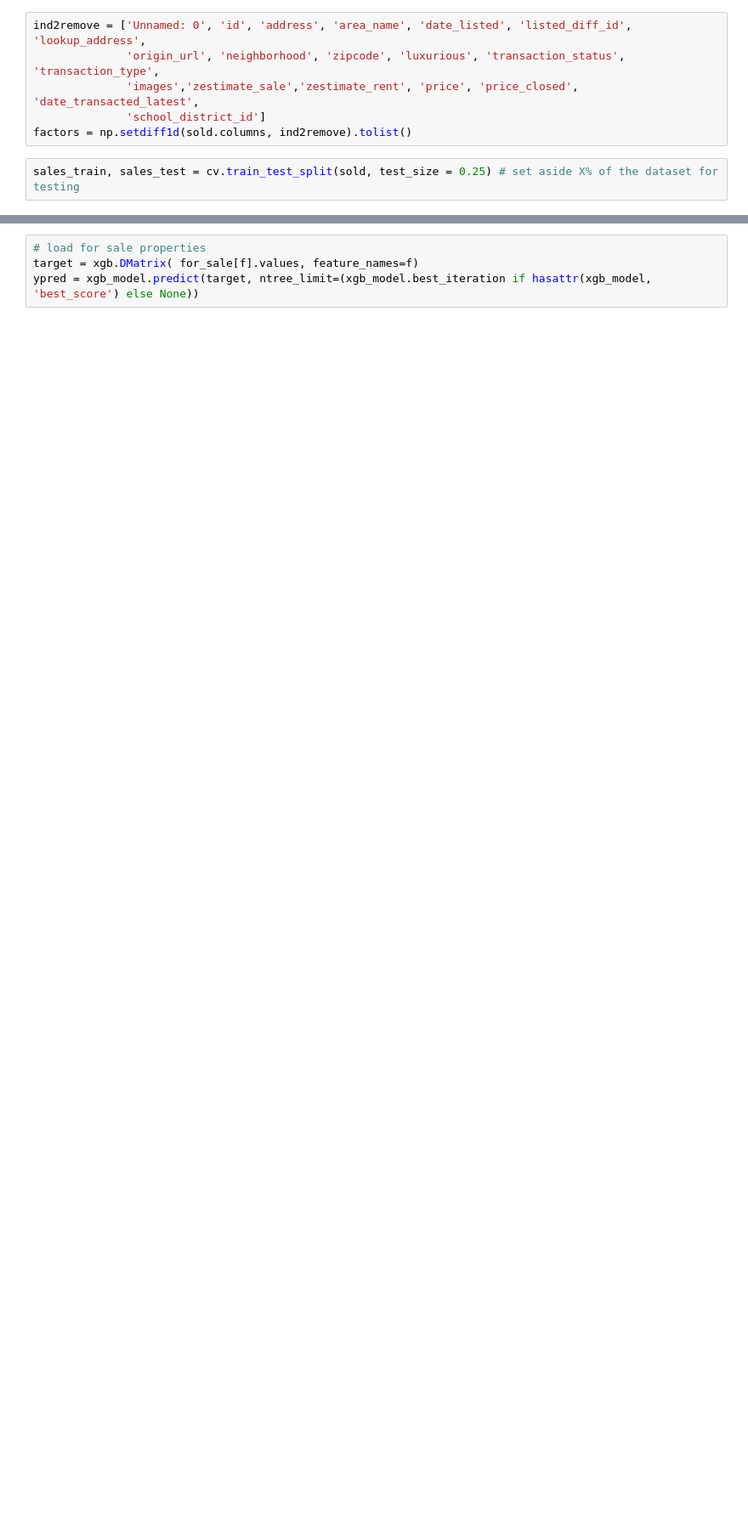
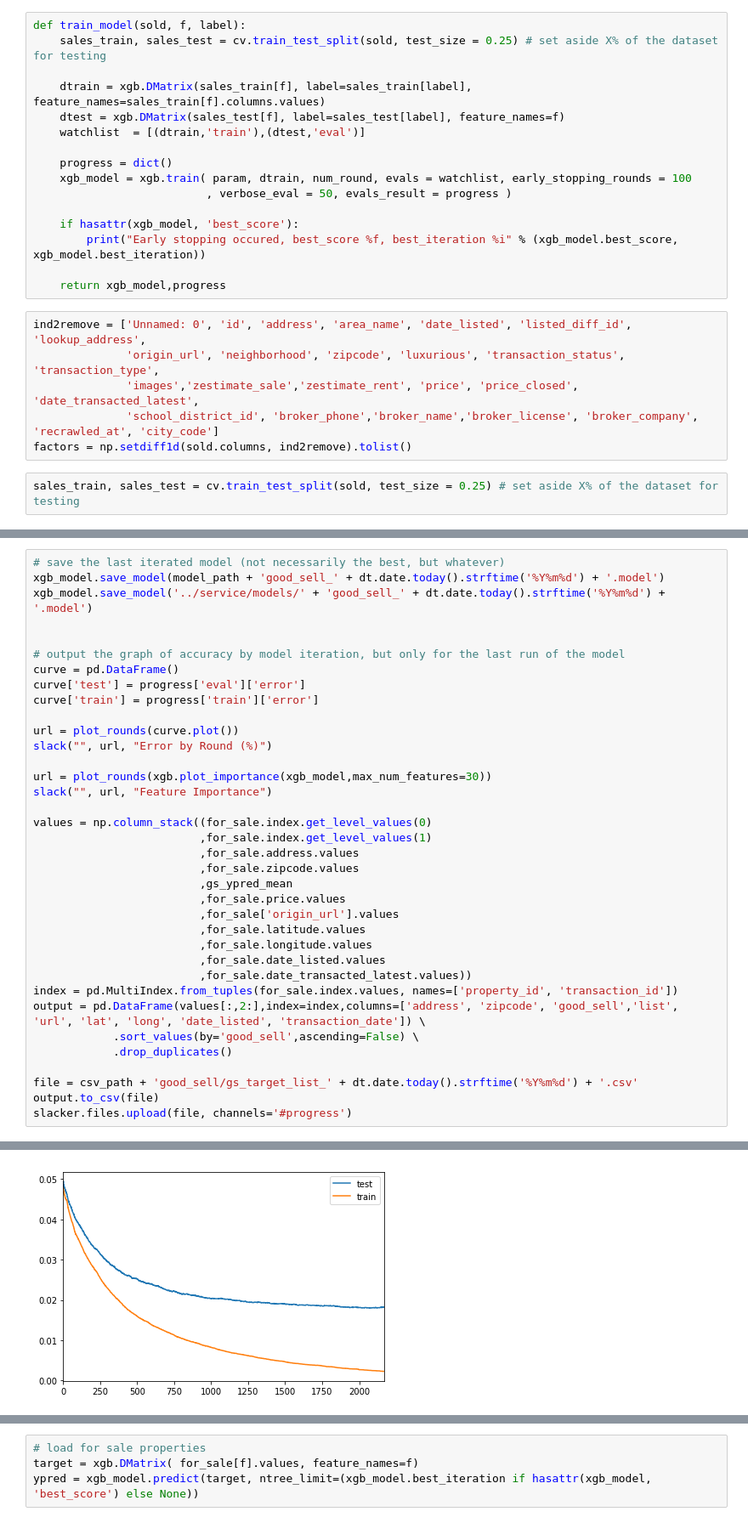
Before and after one commit to ivoytov/rentalnerd, a Jupyter notebook: scraper/predict_sale_above_list.nbconvert.ipynb, the cells around one changed output, grey strips where cells are left out. Shown: that part at 85% size. Drawn from its saved outputs; the diff is of its cells as text; blank space fills up the shorter version.

Commit message:
latest factors

```diff
--- a/scraper/predict_sale_above_list.nbconvert.ipynb
+++ b/scraper/predict_sale_above_list.nbconvert.ipynb
@@ -209,8 +141,24 @@ for_sale.days_on_market.hist()
+# %%
+def train_model(sold, f, label):
+    sales_train, sales_test = cv.train_test_split(sold, test_size = 0.25) # set aside X% of the dataset for testing
+
+    dtrain = xgb.DMatrix(sales_train[f], label=sales_train[label], feature_names=sales_train[f].columns.values)
+    dtest = xgb.DMatrix(sales_test[f], label=sales_test[label], feature_names=f)
+    watchlist  = [(dtrain,'train'),(dtest,'eval')]
+
+    progress = dict()
+    xgb_model = xgb.train( param, dtrain, num_round, evals = watchlist, early_stopping_rounds = 100
+                          , verbose_eval = 50, evals_result = progress )
+
+    if hasattr(xgb_model, 'best_score'):
+        print("Early stopping occured, best_score %f, best_iteration %i" % (xgb_model.best_score, xgb_model.best_iteration))
+
+    return xgb_model,progress
 # %%
 ind2remove = ['Unnamed: 0', 'id', 'address', 'area_name', 'date_listed', 'listed_diff_id', 'lookup_address',
               'origin_url', 'neighborhood', 'zipcode', 'luxurious', 'transaction_status', 'transaction_type',
               'images','zestimate_sale','zestimate_rent', 'price', 'price_closed', 'date_transacted_latest',
-              'school_district_id']
+              'school_district_id', 'broker_phone','broker_name','broker_license', 'broker_company', 'recrawled_at', 'city_code']
 factors = np.setdiff1d(sold.columns, ind2remove).tolist()
 # %%
 sales_train, sales_test = cv.train_test_split(sold, test_size = 0.25) # set aside X% of the dataset for testing
@@ -267,0 +208,37 @@ Slacking:
+# %%
+# save the last iterated model (not necessarily the best, but whatever)
+xgb_model.save_model(model_path + 'good_sell_' + dt.date.today().strftime('%Y%m%d') + '.model')
+xgb_model.save_model('../service/models/' + 'good_sell_' + dt.date.today().strftime('%Y%m%d') + '.model')
+
+
+# output the graph of accuracy by model iteration, but only for the last run of the model
+curve = pd.DataFrame()
+curve['test'] = progress['eval']['error']
+curve['train'] = progress['train']['error']
+
+url = plot_rounds(curve.plot())
+slack("", url, "Error by Round (%)")
+
+url = plot_rounds(xgb.plot_importance(xgb_model,max_num_features=30))
+slack("", url, "Feature Importance")
+
+values = np.column_stack((for_sale.index.get_level_values(0)
+                         ,for_sale.index.get_level_values(1)
+                         ,for_sale.address.values
+                         ,for_sale.zipcode.values
+                         ,gs_ypred_mean
+                         ,for_sale.price.values
+                         ,for_sale['origin_url'].values
+                         ,for_sale.latitude.values
+                         ,for_sale.longitude.values
+                         ,for_sale.date_listed.values
+                         ,for_sale.date_transacted_latest.values))
+index = pd.MultiIndex.from_tuples(for_sale.index.values, names=['property_id', 'transaction_id'])
+output = pd.DataFrame(values[:,2:],index=index,columns=['address', 'zipcode', 'good_sell','list', 'url', 'lat', 'long', 'date_listed', 'transaction_date']) \
+            .sort_values(by='good_sell',ascending=False) \
+            .drop_duplicates()
+
+file = csv_path + 'good_sell/gs_target_list_' + dt.date.today().strftime('%Y%m%d') + '.csv'
+output.to_csv(file)
+slacker.files.upload(file, channels='#progress')
+# %% [output]
@@ -267,0 +248 @@ Slacking:
+[figure, added]
```
Also changed, not shown: parts of 18 cells of this notebook, 10 other files.
